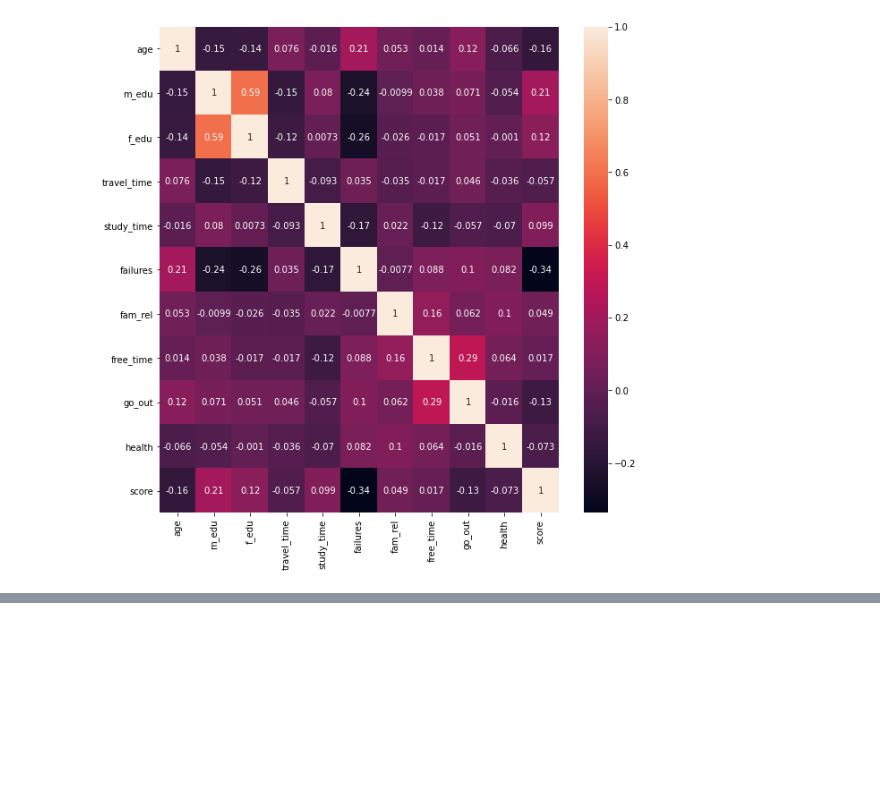
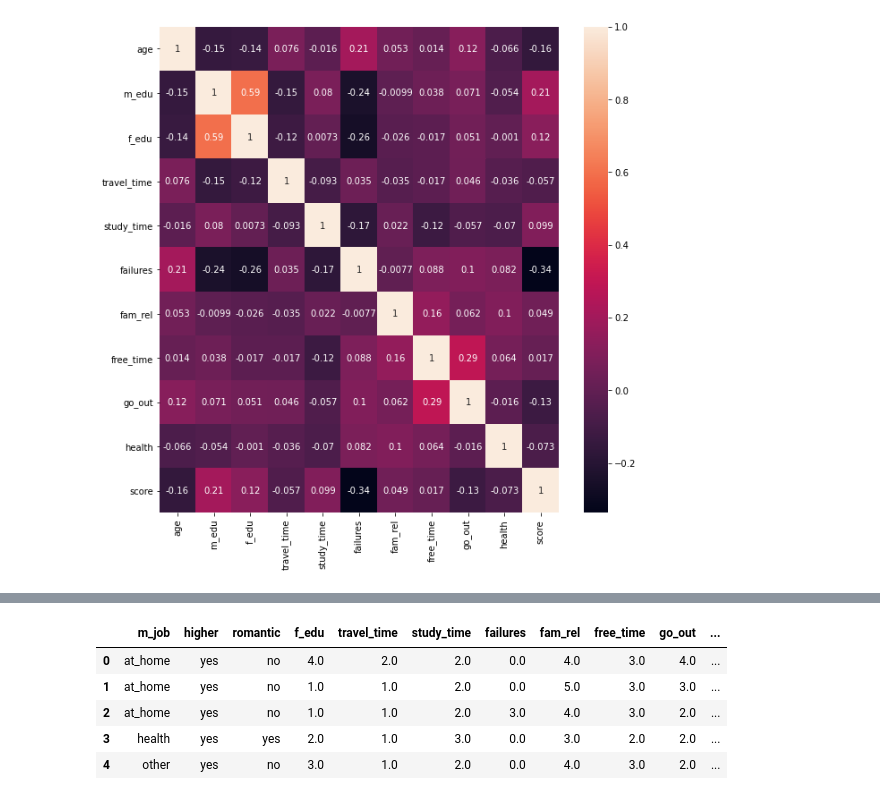
Before and after one commit to TanyaKatana/Skillfactory, a Jupyter notebook: module_02/Проект 2. Разведывательный анализ данных.ipynb, the cells around one changed output, grey strips where cells are left out. Drawn from its saved outputs; the diff is of its cells as text; code cells hidden in the pictures; blank space fills up the shorter version.

```diff
--- a/module_02/Проект 2. Разведывательный анализ данных.ipynb
+++ b/module_02/Проект 2. Разведывательный анализ данных.ipynb
@@ -522,0 +534,13 @@ df.corr()
+# %%
+# Организуем столбцы, которые влияют на итоговый результат, в новый датасет
+dates_for_model = df.loc[:, ['m_job', 'higher', 'romantic', 'f_edu', 'travel_time',
+                             'study_time', 'failures', 'fam_rel', 'free_time', 'go_out', 'health', 'score']]
+# %%
+dates_for_model.head()
+# %% [output]
+|  | m_job | higher | romantic | f_edu | travel_time | study_time | failures | fam_rel | free_time | go_out | ... |
+| 0 | at_home | yes | no | 4.0 | 2.0 | 2.0 | 0.0 | 4.0 | 3.0 | 4.0 | ... |
+| 1 | at_home | yes | no | 1.0 | 1.0 | 2.0 | 0.0 | 5.0 | 3.0 | 3.0 | ... |
+| 2 | at_home | yes | no | 1.0 | 1.0 | 2.0 | 3.0 | 4.0 | 3.0 | 2.0 | ... |
+| 3 | health | yes | yes | 2.0 | 1.0 | 3.0 | 0.0 | 3.0 | 2.0 | 2.0 | ... |
+| 4 | other | yes | no | 3.0 | 1.0 | 2.0 | 0.0 | 4.0 | 3.0 | 2.0 | ... |
```
Also changed, not shown: parts of 53 cells of this notebook.
